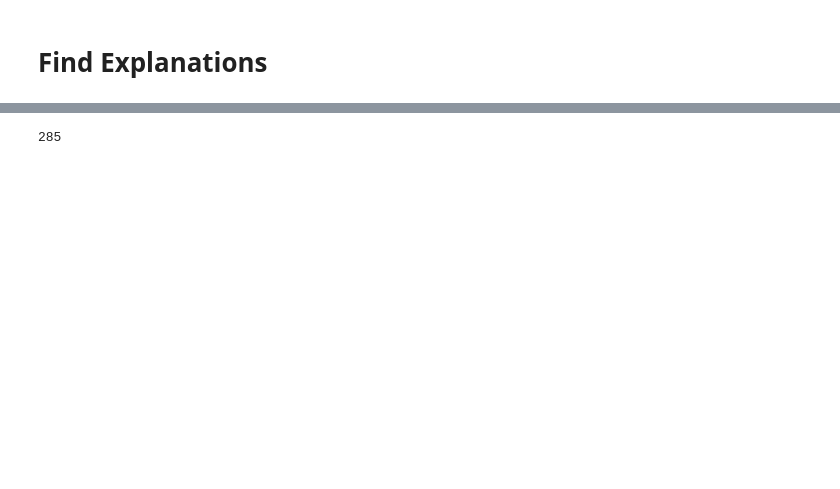
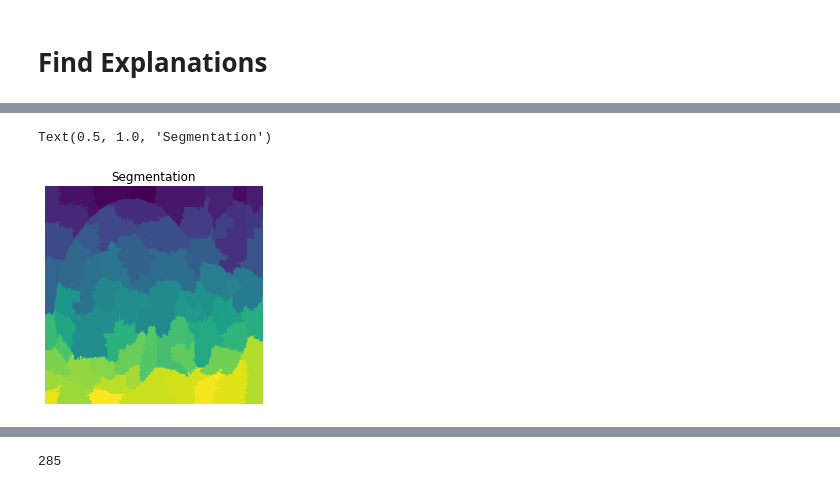
Before and after one commit to dhatm/LIME_basics, a Jupyter notebook: explain_inception_tf.ipynb, the cells around one changed output, grey strips where cells are left out. Cells and saved outputs as stored; diff of their text form; code cells hidden in the pictures; blank space fills up the shorter version.

```diff
--- a/explain_inception_tf.ipynb
+++ b/explain_inception_tf.ipynb
@@ -156,3 +160,12 @@ Text(0.5, 1.0, 'Explanation')
+# %%
+#show region segmentation
+plt.figure()
+plt.imshow(explanation.segments)
+plt.axis("off")
+plt.title('Segmentation')
+# %% [output]
+Text(0.5, 1.0, 'Segmentation')
+[figure, added]
 # %%
 #show region label mask
 plt.figure()
```
Also changed, not shown: parts of 12 cells of this notebook, 1 other file.
